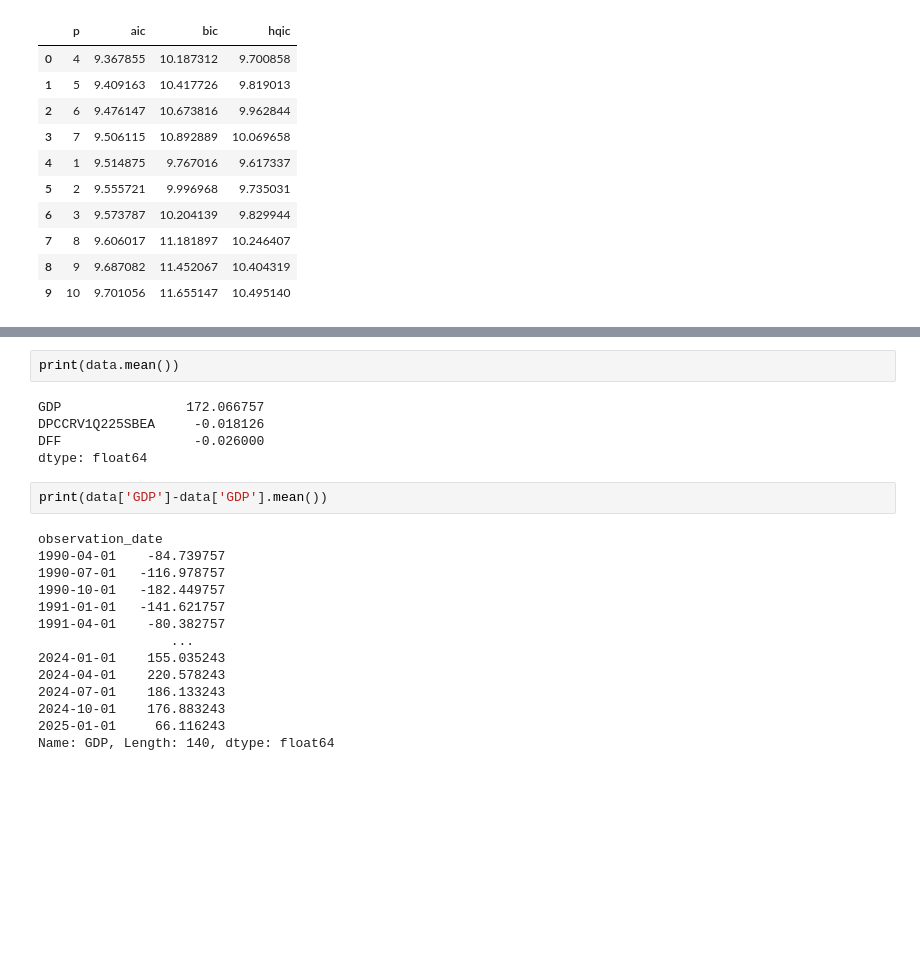
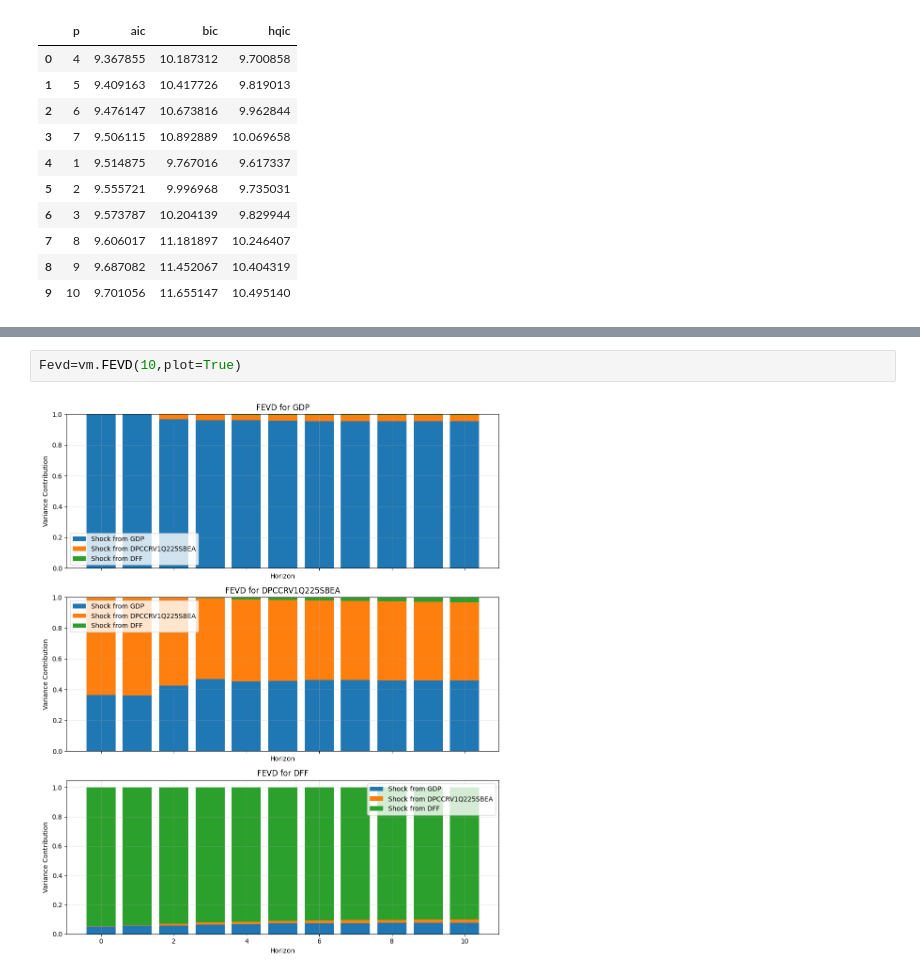
Before and after one commit to AmineOuerfellii/econometron, a Jupyter notebook: Tutorials/Models/VAR_SVAR/VAR.ipynb, the cells around one changed output, grey strips where cells are left out. Cells and saved outputs as stored; diff of their text form; blank space fills up the shorter version.

```diff
--- a/Tutorials/Models/VAR_SVAR/VAR.ipynb
+++ b/Tutorials/Models/VAR_SVAR/VAR.ipynb
@@ -333,23 +207,4 @@ results.plot_forecast(10)
-# %%
-print(data.mean())
-# %% [output]
-GDP                172.066757
-DPCCRV1Q225SBEA     -0.018126
-DFF                 -0.026000
-dtype: float64
-# %%
-print(data['GDP']-data['GDP'].mean())
-# %% [output]
-observation_date
-1990-04-01    -84.739757
-1990-07-01   -116.978757
-1990-10-01   -182.449757
-1991-01-01   -141.621757
-1991-04-01    -80.382757
-                 ...
-2024-01-01    155.035243
-2024-04-01    220.578243
-2024-07-01    186.133243
-2024-10-01    176.883243
-2025-01-01     66.116243
-Name: GDP, Length: 140, dtype: float64
+# %%
+Fevd=vm.FEVD(10,plot=True)
+# %% [output]
+[figure, added]
```
Also changed, not shown: parts of 20 cells of this notebook, 48 other files.
